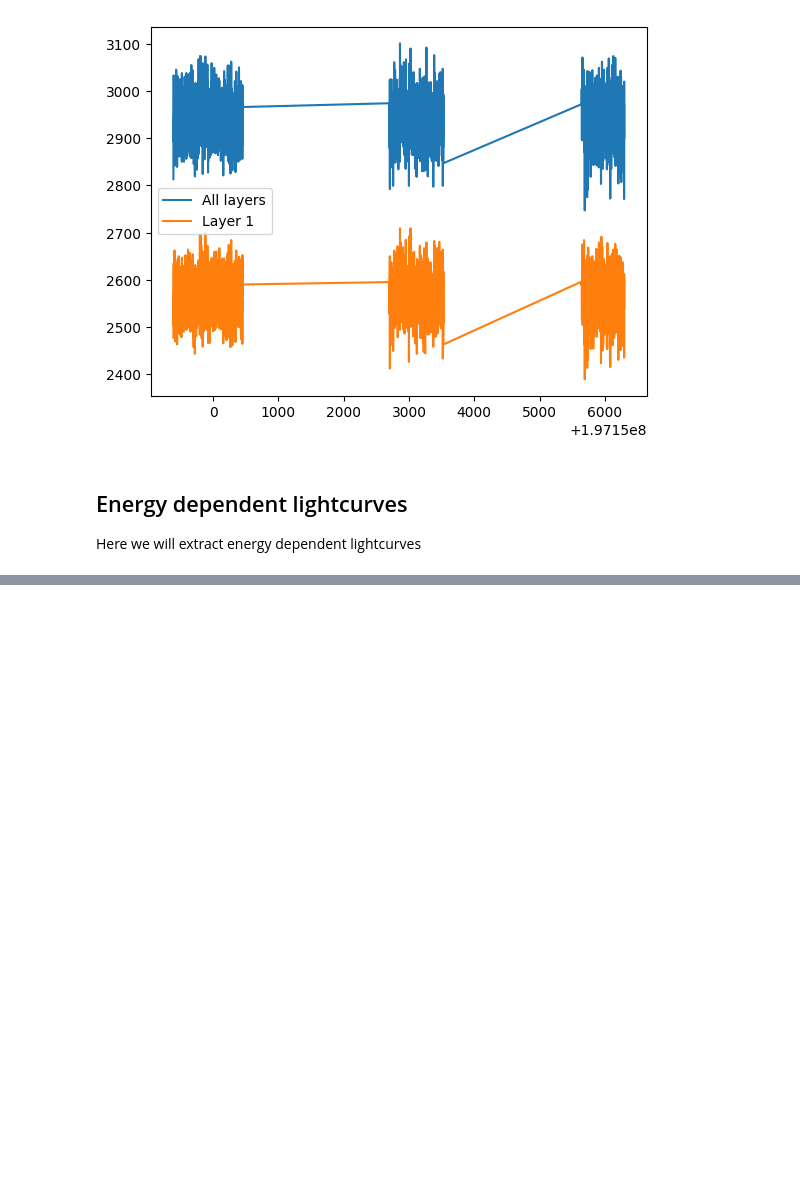
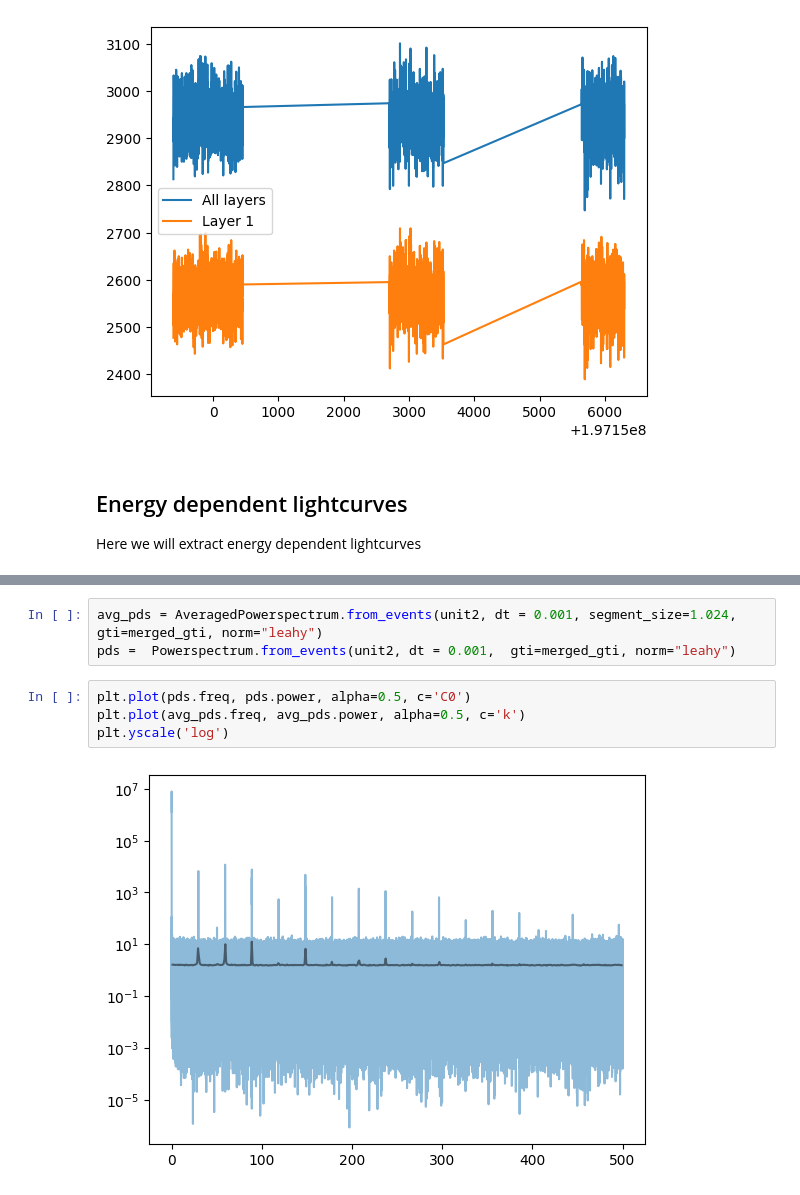
Before and after one commit to StingraySoftware/notebooks, a Jupyter notebook: LAXPC analysis/laxpc_analysis.ipynb, the cells around one changed output, grey strips where cells are left out. Saved outputs shown, nothing was run; the diff lists cells and outputs as text; blank space fills up the shorter version.

```diff
--- a/LAXPC analysis/laxpc_analysis.ipynb
+++ b/LAXPC analysis/laxpc_analysis.ipynb
@@ -118,0 +139,9 @@ Since the source we are analysing is a pulsar, we can search for pulsations. Her
+# %%
+avg_pds = AveragedPowerspectrum.from_events(unit2, dt = 0.001, segment_size=1.024, gti=merged_gti, norm="leahy")
+pds =  Powerspectrum.from_events(unit2, dt = 0.001,  gti=merged_gti, norm="leahy")
+# %%
+plt.plot(pds.freq, pds.power, alpha=0.5, c='C0')
+plt.plot(avg_pds.freq, avg_pds.power, alpha=0.5, c='k')
+plt.yscale('log')
+# %% [output]
+[figure, added]
```
Also changed, not shown: parts of 10 cells of this notebook.
